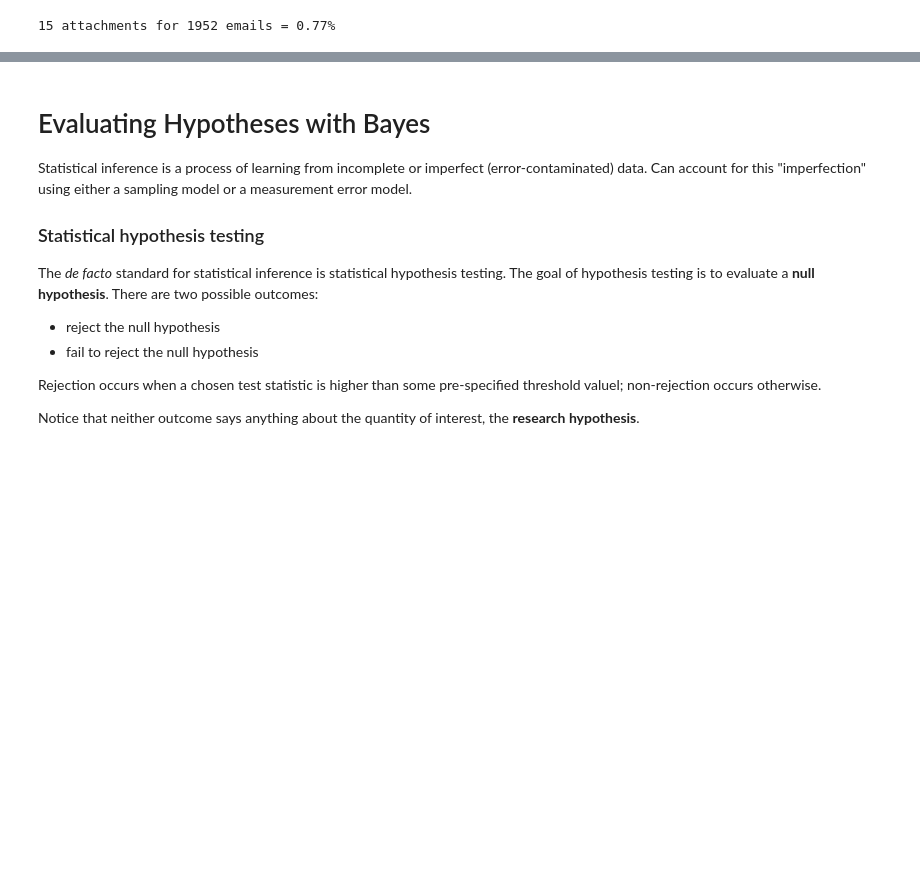
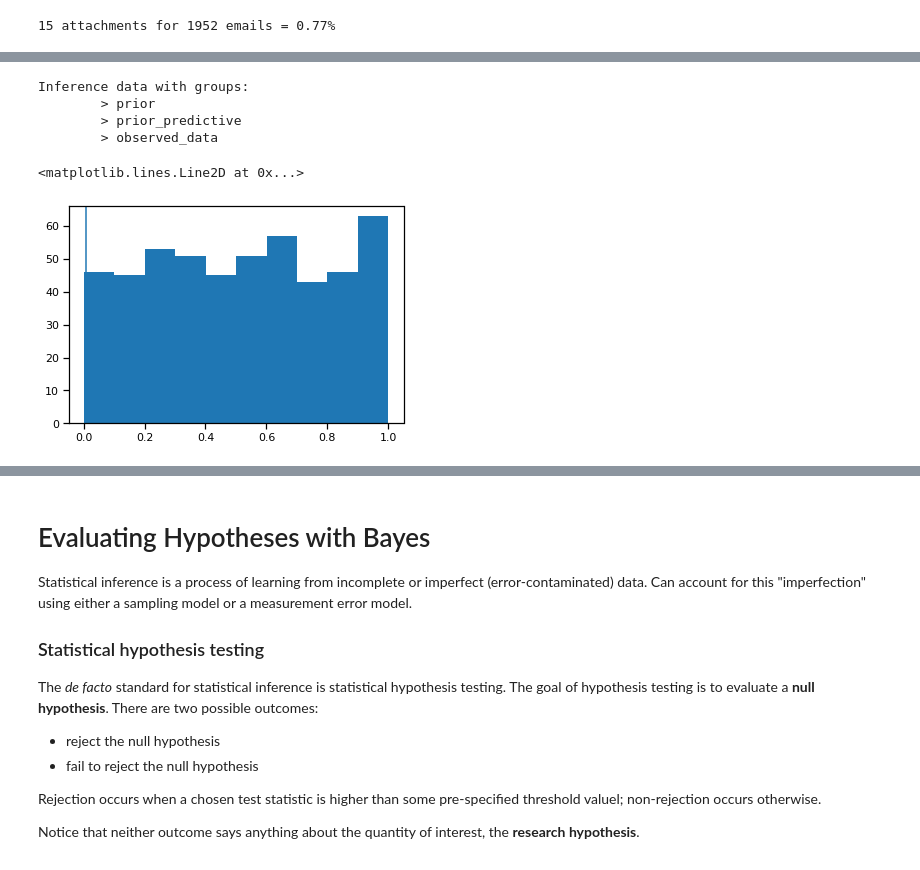
Before and after one commit to Robert-Muil/bayes_course_july2020, a Jupyter notebook: notebooks/Section1_1-Basic_Bayes-ExampleOrgSim.ipynb, the cells around one changed output, grey strips where cells are left out. Saved outputs shown, nothing was run; the diff lists cells and outputs as text; code cells hidden in the pictures; blank space fills up the shorter version.

Commit message:
add notes on improvements, and worked attachment example

```diff
--- a/notebooks/Section1_1-Basic_Bayes-ExampleOrgSim.ipynb
+++ b/notebooks/Section1_1-Basic_Bayes-ExampleOrgSim.ipynb
@@ -231,0 +282,4 @@ SyntaxError: invalid syntax (<ipython-input-13-e83dd5e3fa0a>, line 1)
+# %%
+with pm.Model() as attachment_model:
+    p = pm.Uniform('p', 0, 1.0)
+pm.model_to_graphviz(attachment_model)
@@ -231,0 +297,20 @@ SyntaxError: invalid syntax (<ipython-input-13-e83dd5e3fa0a>, line 1)
+# %%
+with attachment_model:
+    prior_pred = pm.sample_prior_predictive()
+# %%
+import arviz as az
+
+with attachment_model:
+    prior_inf_data = az.from_pymc3(prior=prior_pred)
+prior_inf_data
+# %% [output]
+Inference data with groups:
+        > prior
+        > prior_predictive
+        > observed_data
+# %%
+plt.hist(prior_pred['p'])
+plt.axvline(df_attachments.mean())
+# %% [output]
+<matplotlib.lines.Line2D at 0x...>
+[figure, added]
```
Also changed, not shown: parts of 48 cells of this notebook.
